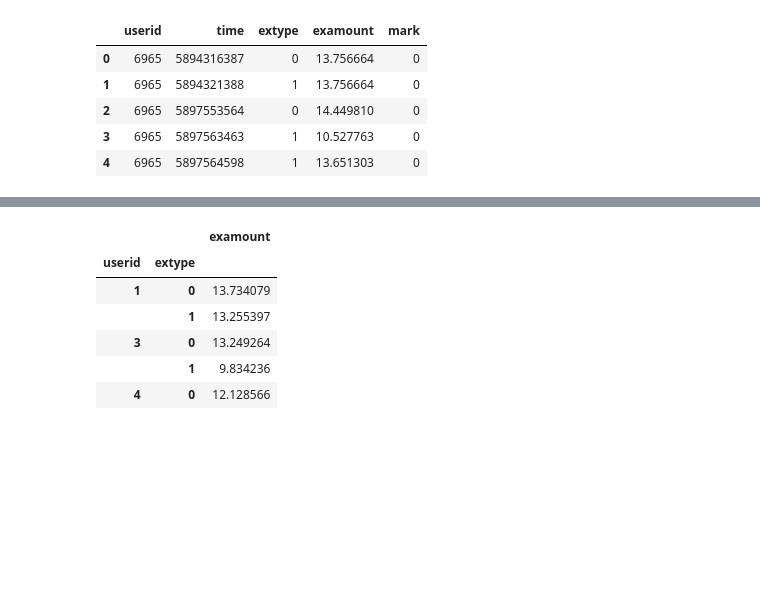
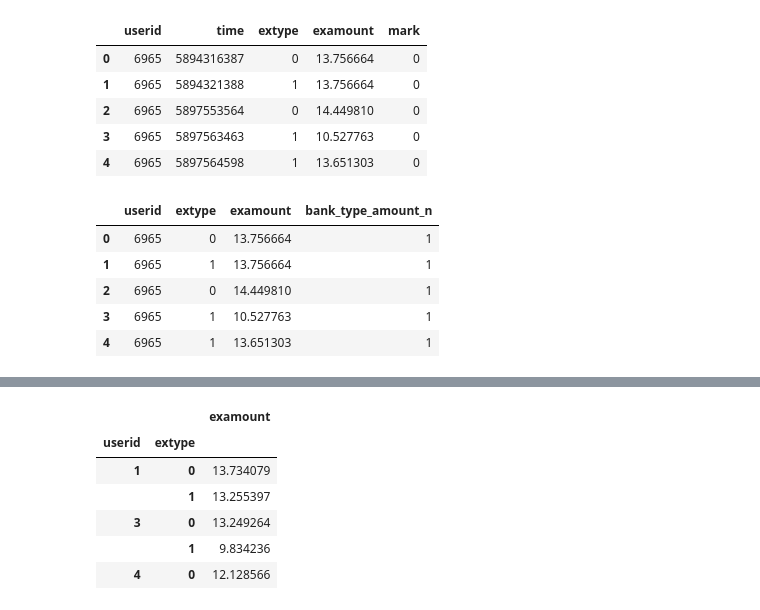
Before and after one commit to hadoop73/sklearn, a Jupyter notebook: predict_risk/feature/bank_detail.ipynb, the cells around one changed output, grey strips where cells are left out. Cells and saved outputs as stored; diff of their text form; code cells hidden in the pictures; blank space fills up the shorter version.

```diff
--- a/predict_risk/feature/bank_detail.ipynb
+++ b/predict_risk/feature/bank_detail.ipynb
@@ -17,3 +17,16 @@ bank_detail.head()
 | 2 | 6965 | 5897553564 | 0 | 14.449810 | 0 |
 | 3 | 6965 | 5897563463 | 1 | 10.527763 | 0 |
 | 4 | 6965 | 5897564598 | 1 | 13.651303 | 0 |
+# %%
+import warnings
+warnings.filterwarnings('ignore')  #  忽略警告
+bank_type_amount = bank_detail[['userid','extype','examount']]
+bank_type_amount['bank_type_amount_n'] = 1
+bank_type_amount.head()
+# %% [output]
+|  | userid | extype | examount | bank_type_amount_n |
+| 0 | 6965 | 0 | 13.756664 | 1 |
+| 1 | 6965 | 1 | 13.756664 | 1 |
+| 2 | 6965 | 0 | 14.449810 | 1 |
+| 3 | 6965 | 1 | 10.527763 | 1 |
+| 4 | 6965 | 1 | 13.651303 | 1 |
```
Also changed, not shown: parts of 4 cells of this notebook, 13 other files.
